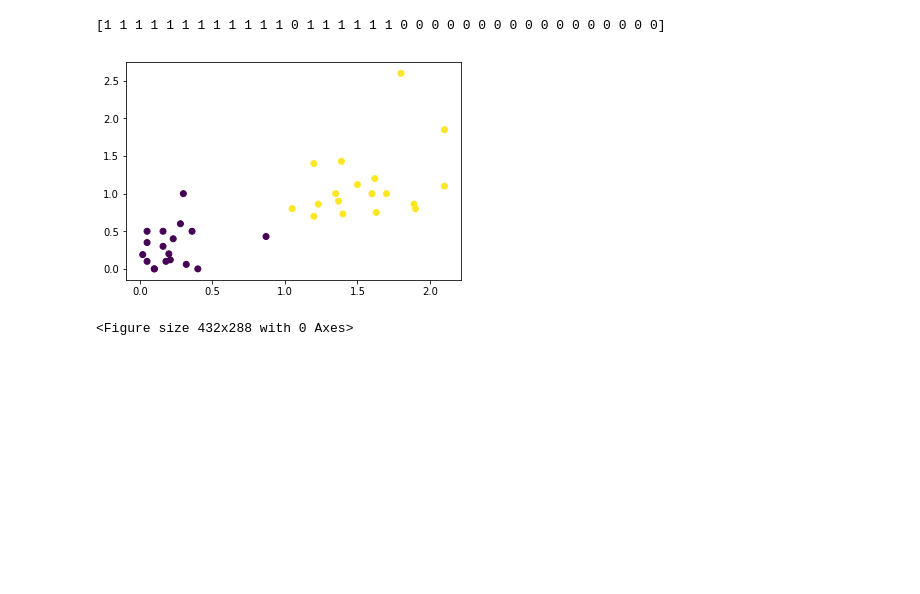
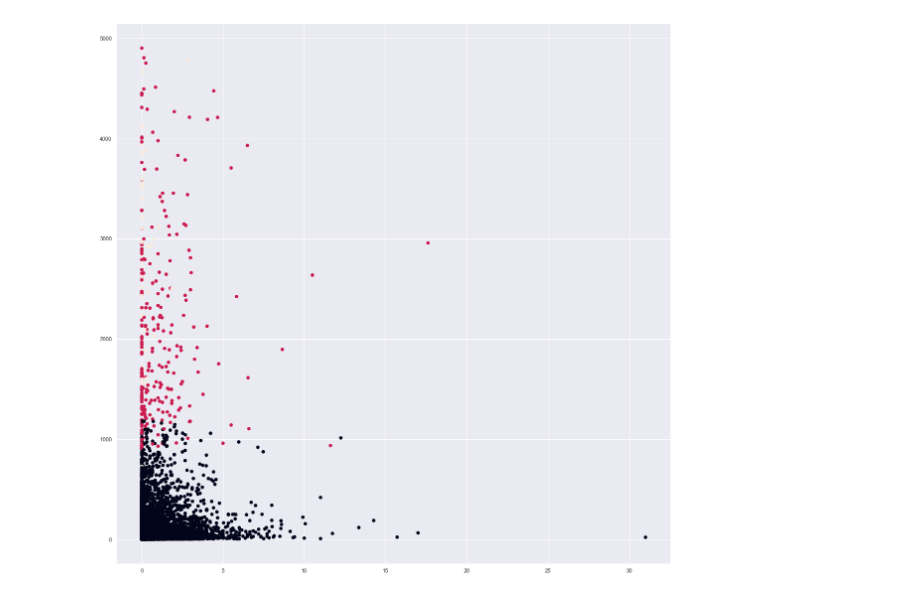
Before and after one commit to cmccoy13/FixItPython, a Jupyter notebook: FixIt.ipynb, the cells around one changed output. Saved outputs shown, nothing was run; the diff lists cells and outputs as text; code cells hidden in the pictures; blank space fills up the shorter version.

```diff
--- a/FixIt.ipynb
+++ b/FixIt.ipynb
@@ -28,0 +18,14 @@ print(dummy.shape)
+# %%
+# Rename the columns to be more readable
+data.columns = ["Gave Points", "Comments Time", "First Time", "Last Time", "Data Number", "Page Title", "Session ID", "Median Step Time", "Mean Step Time", "Median Hover Time", "Mean Hover Time"]
+
+#Keep only entries with mean step times between 0 and 5,000
+clean_data = data[(data['Mean Step Time'] > 5) & (data['Mean Step Time'] < 5000)]
+clean_data = clean_data[(clean_data['Comments Time'] < 5000)]
+clean_data = clean_data[(clean_data['Median Step Time'] > 5)]
+
+#Shape of the data before
+print(data.shape)
+
+#Shape of the data after cleaning
+print(clean_data.shape)
@@ -28,0 +35,4 @@ print(dummy.shape)
+# %%
+## Some columns aren't useful to us when analyzing data trends. Let's remove them.
+simplified_data = clean_data.drop(columns = ['First Time', 'Last Time', 'Data Number', 'Page Title', 'Session ID'])
+simplified_data[:10]
@@ -28,0 +51,5 @@ print(dummy.shape)
+# %%
+# Things are looking better.  Let's round some of these numbers to make them more readable.
+
+simplified_data = round(simplified_data, 3)
+simplified_data[:10]
@@ -57,27 +116,29 @@ left=2.0, right=2.0
 # %%
 # Importing Modules
 from sklearn import datasets
 from sklearn.cluster import KMeans
 
 # Declaring Model
-model = KMeans(n_clusters=2)
+model = KMeans(n_clusters=3)
 
 # Fitting Model
-model.fit(dummy.loc[:, "time_avg" : "views_per_pic"])
+model.fit(simplified_data.loc[:, :])
 
 # Prediction on the entire data
-all_predictions = model.predict(dummy.loc[:, "time_avg" : "views_per_pic"])
+all_predictions = model.predict(simplified_data.loc[:, :])
 
 # Printing Predictions
-print(all_predictions)
+#print(all_predictions)
 
-x_axis = dummy.loc[:, "time_avg"]  # Avg time spent viewing each step
-y_axis = dummy.loc[:, "views_per_pic"]  # Avg num views per picture
+x_axis = simplified_data.loc[:, "Mean Hover Time"]  # Avg time spent viewing each step
+y_axis = simplified_data.loc[:, "Mean Step Time"]  # Avg num views per picture
+
+data_clusters = simplified_data
+data_clusters['Cluster'] = all_predictions
 
 # Plotting
+plt.figure(figsize=(20,20))
 plt.scatter(x_axis, y_axis, c=all_predictions)
 plt.show()
 # %% [output]
-[1 1 1 1 1 1 1 1 1 1 1 1 0 1 1 1 1 1 1 0 0 0 0 0 0 0 0 0 0 0 0 0 0 0 0 0]
-[figure, old version]
+[figure, new version]
-<Figure size 432x288 with 0 Axes>
```
Also changed, not shown: parts of 14 cells of this notebook.
